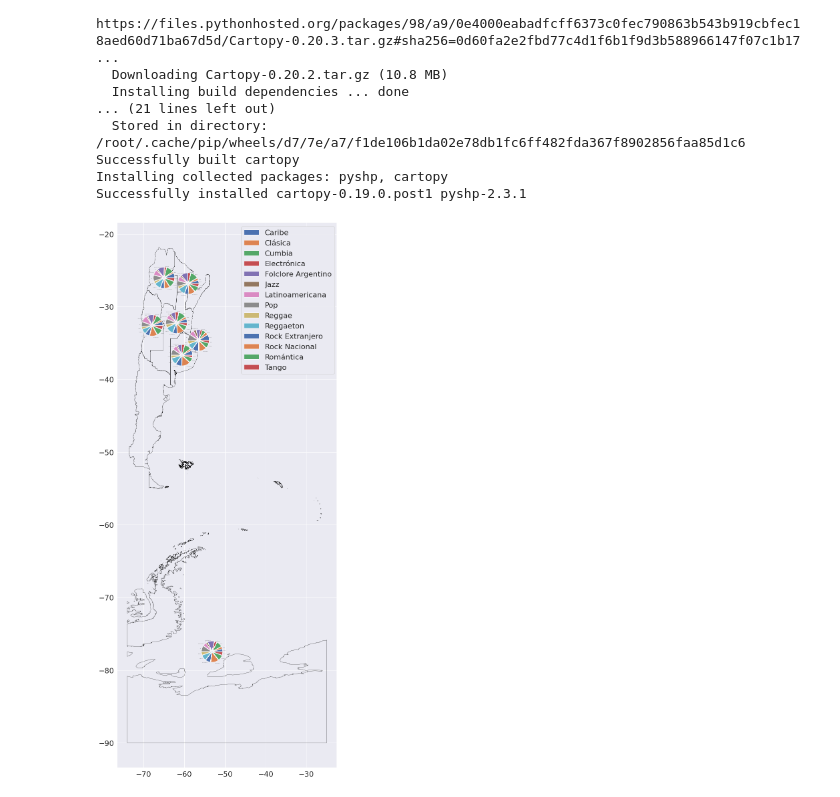
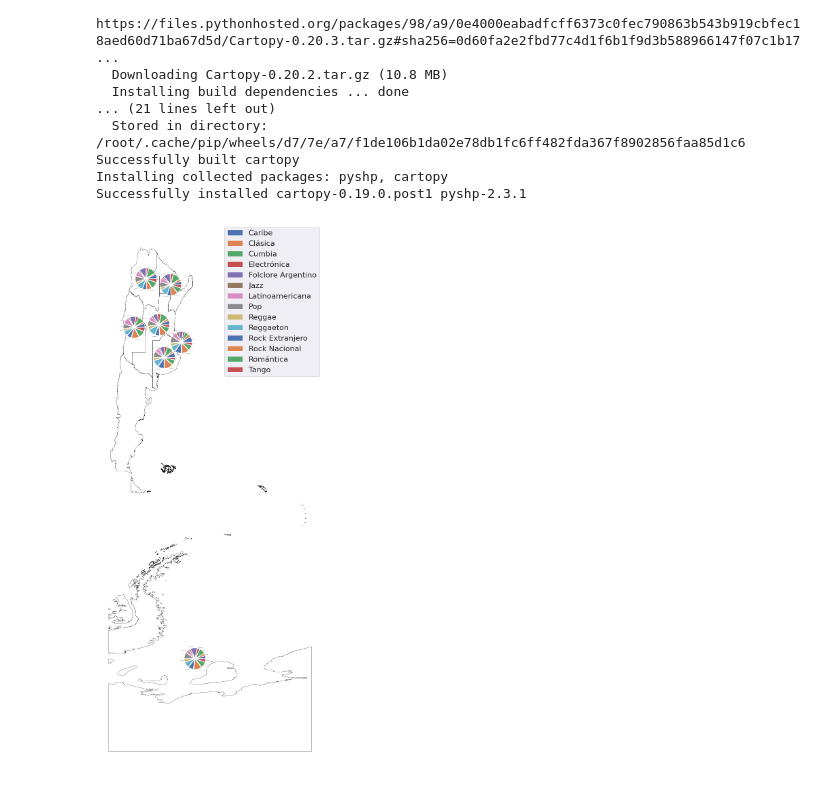
Before and after one commit to FedeManrupe/FLACSO_final, a Jupyter notebook: FLACSO_final.ipynb, the cells around one changed output. Cells and saved outputs as stored; diff of their text form; code cells hidden in the pictures.

```diff
--- a/FLACSO_final.ipynb
+++ b/FLACSO_final.ipynb
@@ -1165,11 +1180,11 @@ def plot_pie_inset(data,etiquetas,ilon,ilat,ax,width,region):
 # %%
 fig, ax = plt.subplots(figsize = (80,30))
 ax = gdfRegiones.boundary.plot(ax=ax,edgecolor='black',linewidth=0.5)
 for indice in gdfRegiones.index:
   regionAuxiliar = gdfRegiones['region'][indice]
   dfAuxiliar = dfRegiones2.loc[dfRegiones2['region'] == regionAuxiliar]
   plot_pie_inset(dfAuxiliar['value'],dfAuxiliar['variable'],gdfRegiones['centroideX'][indice],gdfRegiones['centroideY'][indice],ax,1,regionAuxiliar)
-
+ax.axis('off')
 plt.legend(loc='upper right', bbox_to_anchor=(7,6));
 # %% [output]
-[figure, old version]
+[figure, new version]
```
Also changed, not shown: parts of 6 cells of this notebook.
